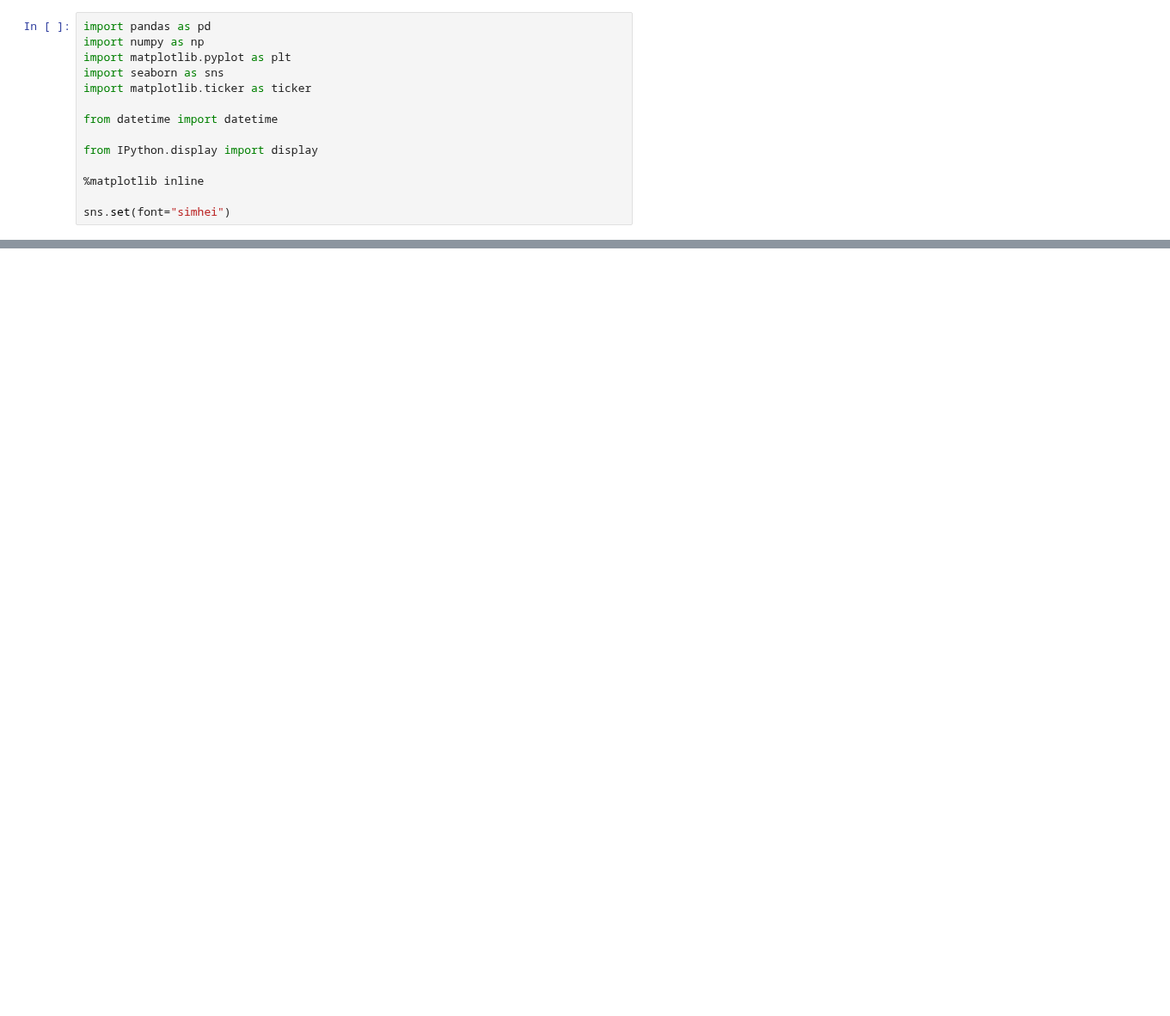
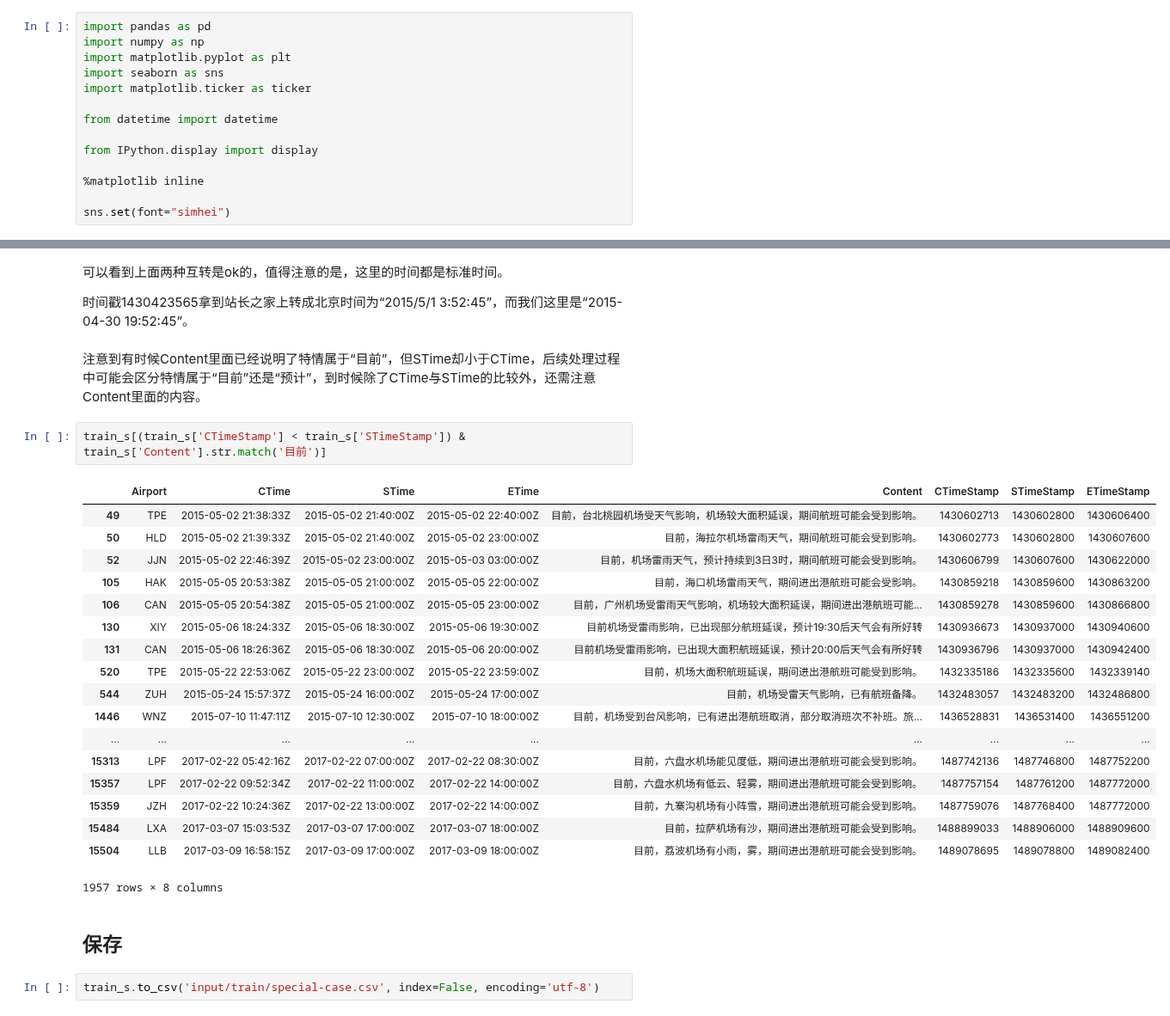
Before and after one commit to coder-ss/ml-learn, a Jupyter notebook: competition/ctrip-fight/data-special.ipynb, the cells around one changed output, grey strips where cells are left out. Shown at 86% size. Saved outputs shown, nothing was run; the diff lists cells and outputs as text; blank space fills up the shorter version.

```diff
--- a/competition/ctrip-fight/data-special.ipynb
+++ b/competition/ctrip-fight/data-special.ipynb
@@ -54,0 +205,31 @@ print(pd.to_datetime('1430423565', unit='s'))
+# %% [markdown]
+可以看到上面两种互转是ok的，值得注意的是，这里的时间都是标准时间。
+
+时间戳1430423565拿到站长之家上转成北京时间为“2015/5/1 3:52:45”，而我们这里是“2015-04-30 19:52:45”。
+# %% [markdown]
+注意到有时候Content里面已经说明了特情属于“目前”，但STime却小于CTime，后续处理过程中可能会区分特情属于“目前”还是“预计”，到时候除了CTime与STime的比较外，还需注意Content里面的内容。
+# %%
+train_s[(train_s['CTimeStamp'] < train_s['STimeStamp']) & train_s['Content'].str.match('目前')]
+# %% [output]
+|  | Airport | CTime | STime | ETime | Content | CTimeStamp | STimeStamp | ETimeStamp |
+| 49 | TPE | 2015-05-02 21:38:33Z | 2015-05-02 21:40:00Z | 2015-05-02 22:40:00Z | 目前，台北桃园机场受天气影响，机场较大面积延误，期间航班可能会受到影响。 | 1430602713 | 1430602800 | 1430606400 |
+| 50 | HLD | 2015-05-02 21:39:33Z | 2015-05-02 21:40:00Z | 2015-05-02 23:00:00Z | 目前，海拉尔机场雷雨天气，期间航班可能会受到影响。 | 1430602773 | 1430602800 | 1430607600 |
+| 52 | JJN | 2015-05-02 22:46:39Z | 2015-05-02 23:00:00Z | 2015-05-03 03:00:00Z | 目前，机场雷雨天气，预计持续到3日3时，期间航班可能会受到影响。 | 1430606799 | 1430607600 | 1430622000 |
+| 105 | HAK | 2015-05-05 20:53:38Z | 2015-05-05 21:00:00Z | 2015-05-05 22:00:00Z | 目前，海口机场雷雨天气，期间进出港航班可能会受影响。 | 1430859218 | 1430859600 | 1430863200 |
+| 106 | CAN | 2015-05-05 20:54:38Z | 2015-05-05 21:00:00Z | 2015-05-05 23:00:00Z | 目前，广州机场受雷雨天气影响，机场较大面积延误，期间进出港航班可能... | 1430859278 | 1430859600 | 1430866800 |
+| 130 | XIY | 2015-05-06 18:24:33Z | 2015-05-06 18:30:00Z | 2015-05-06 19:30:00Z | 目前机场受雷雨影响，已出现部分航班延误，预计19:30后天气会有所好转 | 1430936673 | 1430937000 | 1430940600 |
+| 131 | CAN | 2015-05-06 18:26:36Z | 2015-05-06 18:30:00Z | 2015-05-06 20:00:00Z | 目前机场受雷雨影响，已出现大面积航班延误，预计20:00后天气会有所好转 | 1430936796 | 1430937000 | 1430942400 |
+| 520 | TPE | 2015-05-22 22:53:06Z | 2015-05-22 23:00:00Z | 2015-05-22 23:59:00Z | 目前，机场大面积航班延误，期间进出港航班可能受到影响。 | 1432335186 | 1432335600 | 1432339140 |
+| 544 | ZUH | 2015-05-24 15:57:37Z | 2015-05-24 16:00:00Z | 2015-05-24 17:00:00Z | 目前，机场受雷天气影响，已有航班备降。 | 1432483057 | 1432483200 | 1432486800 |
+| 1446 | WNZ | 2015-07-10 11:47:11Z | 2015-07-10 12:30:00Z | 2015-07-10 18:00:00Z | 目前，机场受到台风影响，已有进出港航班取消，部分取消班次不补班。旅... | 1436528831 | 1436531400 | 1436551200 |
+| ... | ... | ... | ... | ... | ... | ... | ... | ... |
+| 15313 | LPF | 2017-02-22 05:42:16Z | 2017-02-22 07:00:00Z | 2017-02-22 08:30:00Z | 目前，六盘水机场能见度低，期间进出港航班可能会受到影响。 | 1487742136 | 1487746800 | 1487752200 |
+| 15357 | LPF | 2017-02-22 09:52:34Z | 2017-02-22 11:00:00Z | 2017-02-22 14:00:00Z | 目前，六盘水机场有低云、轻雾，期间进出港航班可能会受到影响。 | 1487757154 | 1487761200 | 1487772000 |
+| 15359 | JZH | 2017-02-22 10:24:36Z | 2017-02-22 13:00:00Z | 2017-02-22 14:00:00Z | 目前，九寨沟机场有小阵雪，期间进出港航班可能会受到影响。 | 1487759076 | 1487768400 | 1487772000 |
+| 15484 | LXA | 2017-03-07 15:03:53Z | 2017-03-07 17:00:00Z | 2017-03-07 18:00:00Z | 目前，拉萨机场有沙，期间进出港航班可能会受到影响。 | 1488899033 | 1488906000 | 1488909600 |
+| 15504 | LLB | 2017-03-09 16:58:15Z | 2017-03-09 17:00:00Z | 2017-03-09 18:00:00Z | 目前，荔波机场有小雨，雾，期间进出港航班可能会受到影响。 | 1489078695 | 1489078800 | 1489082400 |
+1957 rows × 8 columns
+# %% [markdown]
+## 保存
+# %%
+train_s.to_csv('input/train/special-case.csv', index=False, encoding='utf-8')
```
Also changed, not shown: parts of 26 cells of this notebook, 2 other files.
